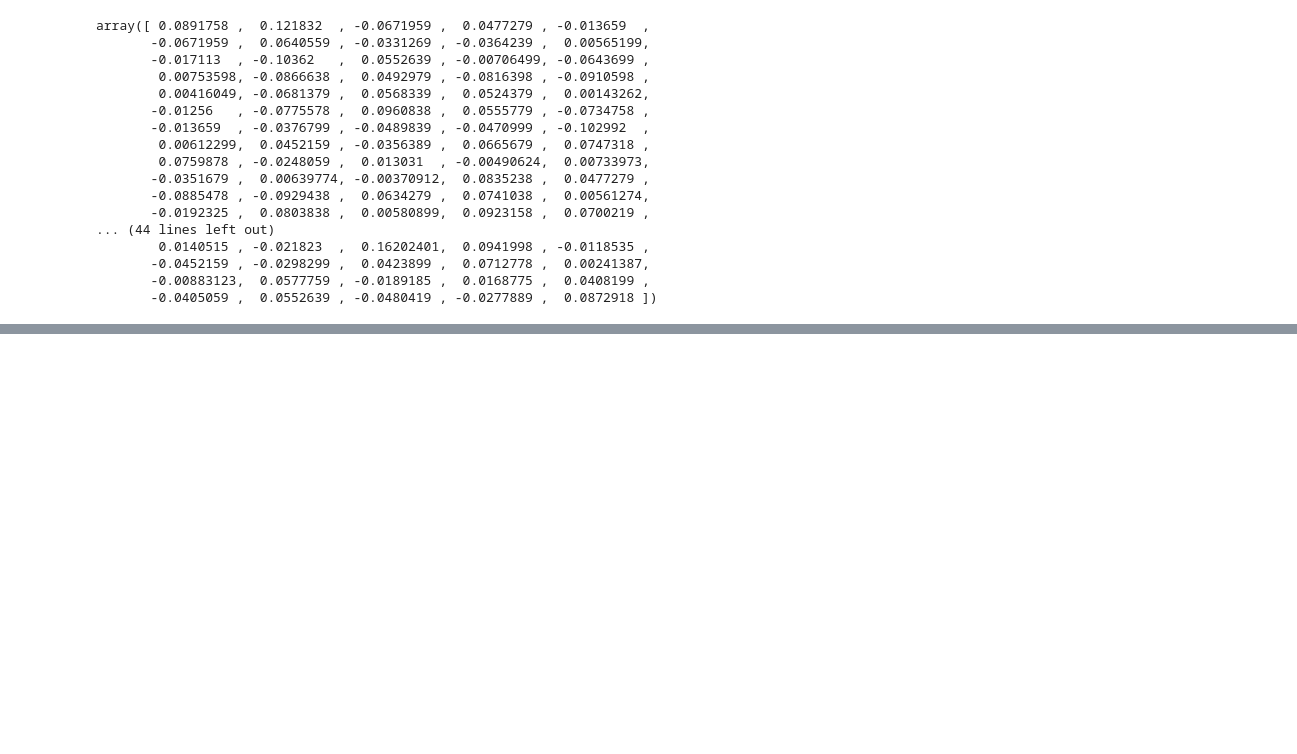
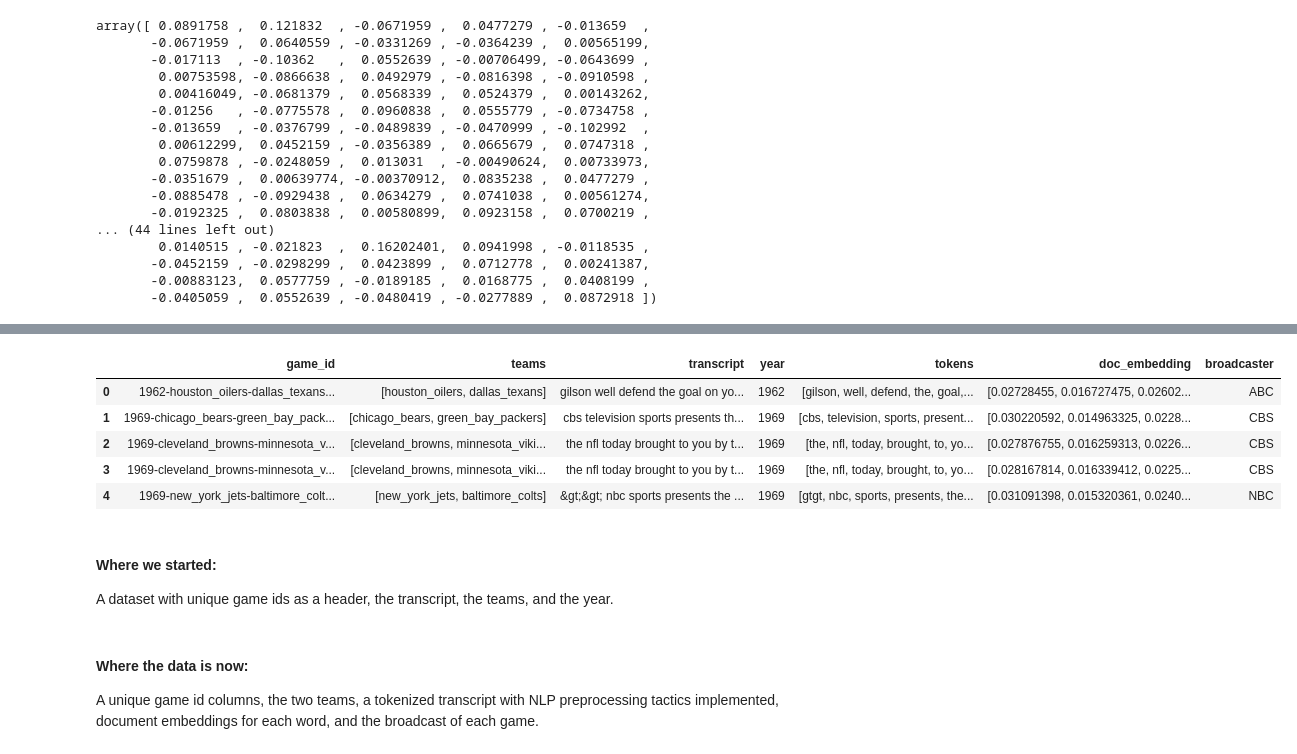
Before and after one commit to tmayer10/NLP_finalProject, a Jupyter notebook: notebooks/Preproccesing.ipynb, the cells around one changed output, grey strips where cells are left out. Drawn from its saved outputs; the diff is of its cells as text; code cells hidden in the pictures; blank space fills up the shorter version.

```diff
--- a/notebooks/Preproccesing.ipynb
+++ b/notebooks/Preproccesing.ipynb
@@ -212,0 +175,40 @@ The DAN takes the average of the word embeddings to get a document embedding. In
+# %%
+def get_most_mentioned_network(transcript):
+    networks = {
+        'CBS': transcript.upper().count('CBS'),
+        'FOX': transcript.upper().count('FOX'),
+        'NBC': transcript.upper().count('NBC'),
+        'ESPN': transcript.upper().count('ESPN'),
+        'ABC': transcript.upper().count('ABC')
+    } # counts the mentions of each network (upper case though)
+
+    # get the max of the networks
+    most_mentioned = max(networks.items(), key=lambda x: x[1])
+
+    # edge case: tie
+    # Check if there's a tie (multiple networks with the same highest count)
+    max_count = most_mentioned[1]
+    if max_count == 0:
+        return 'Unknown'
+
+    # Find all networks with the max count
+    tied_networks = [network for network, count in networks.items() if count == max_count]
+    if len(tied_networks) > 1:
+        return 'Tie: ' + '/'.join(tied_networks)
+
+    # edge case for when NO network was mentioned
+    if most_mentioned[1] > 0:
+        return most_mentioned[0]
+    return 'Unknown'
+
+# now add the broadcaster to the df as simple model (will compare outputs later)
+data_transposed['broadcaster_simpleModel'] = data_transposed['transcript'].apply(get_most_mentioned_network)
+
+# show the distribution as well
+print("Network distribution:")
+print(data_transposed['broadcaster'].value_counts())
+
+# group it by year and broadcaster to see if it makes sense
+print("\nNetwork distribution by year:")
+yearly_distribution = data_transposed.groupby(['year', 'broadcaster']).size().unstack(fill_value=0)
+print(yearly_distribution)
@@ -212,0 +233,15 @@ The DAN takes the average of the word embeddings to get a document embedding. In
+# %%
+data_transposed.head()
+# %% [output]
+|  | game_id | teams | transcript | year | tokens | doc_embedding | broadcaster |
+| 0 | 1962-houston_oilers-dallas_texans... | [houston_oilers, dallas_texans] | gilson well defend the goal on yo... | 1962 | [gilson, well, defend, the, goal,... | [0.02728455, 0.016727475, 0.02602... | ABC |
+| 1 | 1969-chicago_bears-green_bay_pack... | [chicago_bears, green_bay_packers] | cbs television sports presents th... | 1969 | [cbs, television, sports, present... | [0.030220592, 0.014963325, 0.0228... | CBS |
+| 2 | 1969-cleveland_browns-minnesota_v... | [cleveland_browns, minnesota_viki... | the nfl today brought to you by t... | 1969 | [the, nfl, today, brought, to, yo... | [0.027876755, 0.016259313, 0.0226... | CBS |
+| 3 | 1969-cleveland_browns-minnesota_v... | [cleveland_browns, minnesota_viki... | the nfl today brought to you by t... | 1969 | [the, nfl, today, brought, to, yo... | [0.028167814, 0.016339412, 0.0225... | CBS |
+| 4 | 1969-new_york_jets-baltimore_colt... | [new_york_jets, baltimore_colts] | &gt;&gt; nbc sports presents the ... | 1969 | [gtgt, nbc, sports, presents, the... | [0.031091398, 0.015320361, 0.0240... | NBC |
+# %% [markdown]
+#### Where we started:
+A dataset with unique game ids as a header, the transcript, the teams, and the year.
+# %% [markdown]
+#### Where the data is now:
+A unique game id columns, the two teams, a tokenized transcript with NLP preprocessing tactics implemented, document embeddings for each word, and the broadcast of each game.
```
Also changed, not shown: parts of 21 cells of this notebook, 8 other files.
